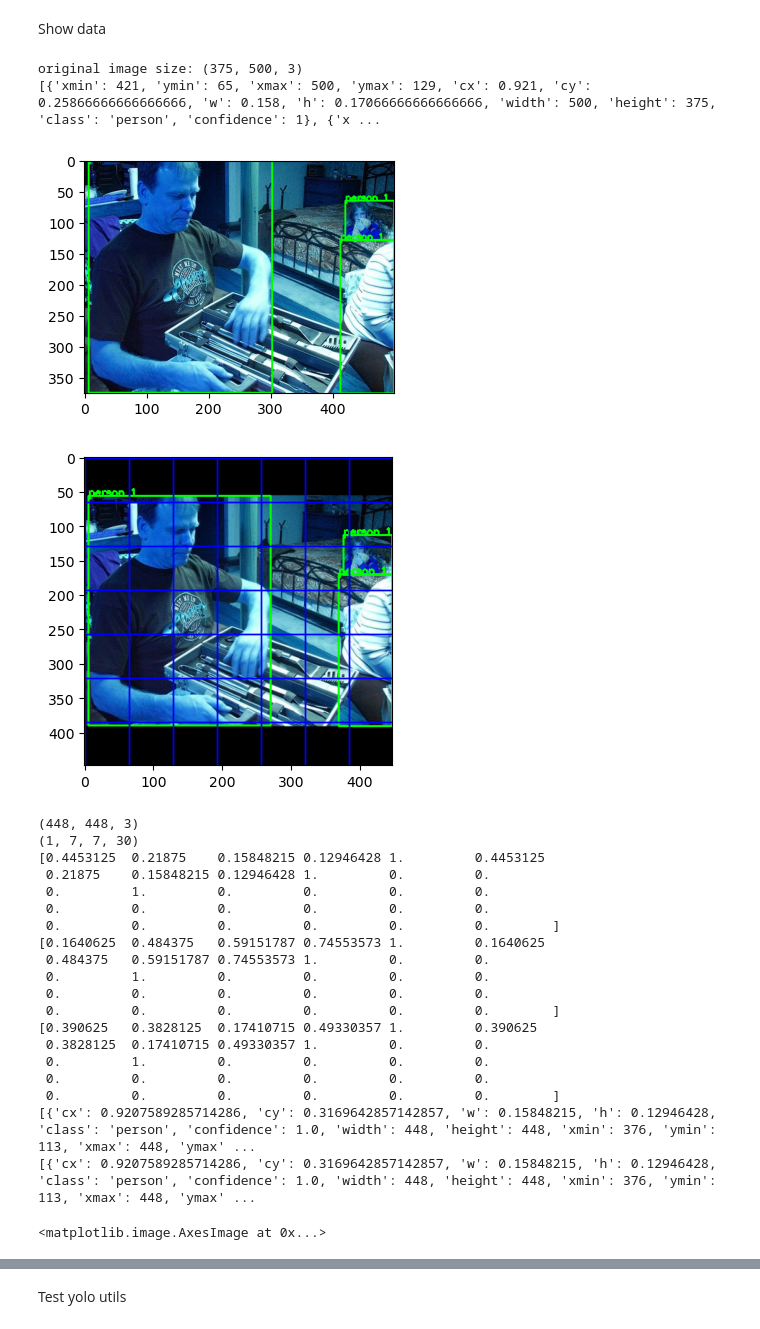
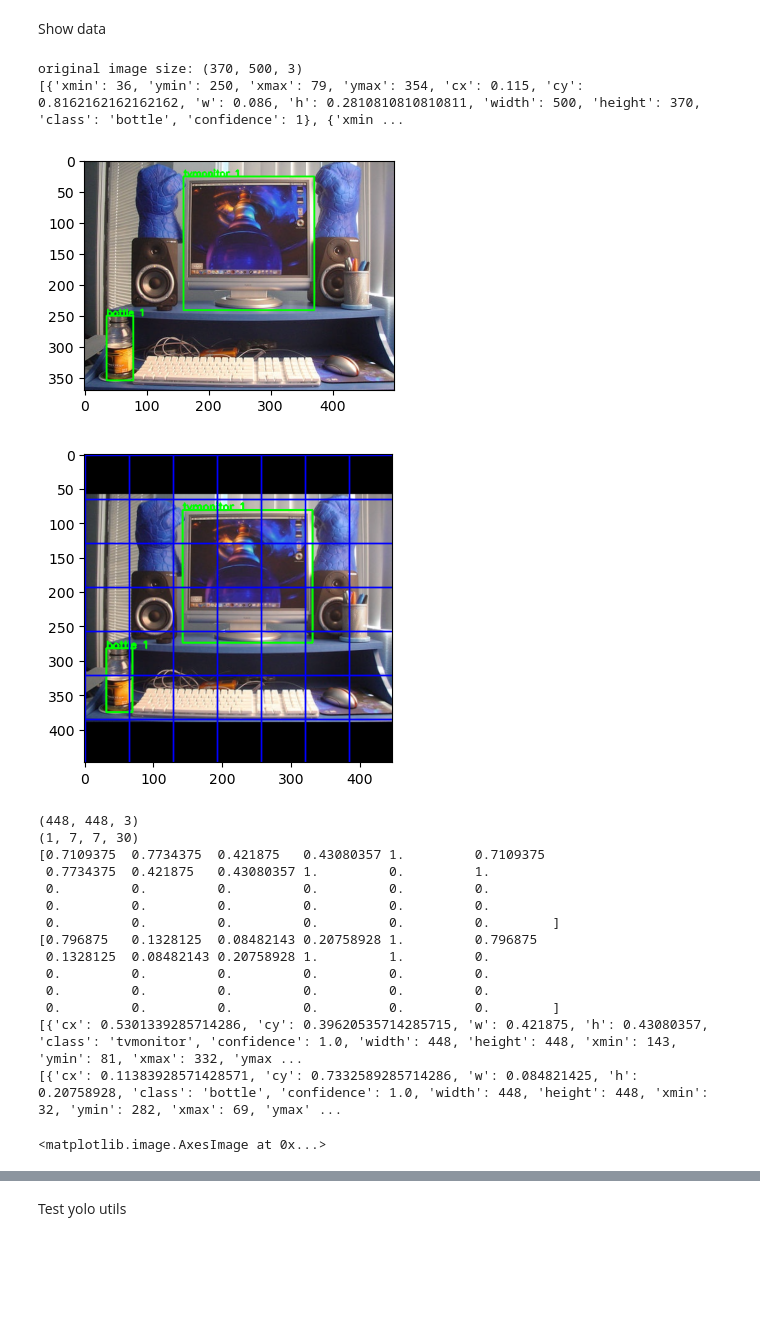
Before and after one commit to Agoti/yolov1-detection-project, a Jupyter notebook: unit_test.ipynb, the cells around one changed output, grey strips where cells are left out. Drawn from its saved outputs; the diff is of its cells as text; code cells hidden in the pictures; blank space fills up the shorter version.

```diff
--- a/unit_test.ipynb
+++ b/unit_test.ipynb
@@ -25,6 +25,6 @@ sys.argv.append("-Xfrozen_modules=off")
 Load data
 # %%
 dataloader = DataLoader()
-dataloader.load_data(max_file=2000, more_data=True)
+dataloader.load_data(max_file=100, more_data=False)
 # %% [output]
 Loading data...
@@ -40,7 +39,7 @@ np.random.seed(42)
 # randomly select an image
 # idx = np.random.randint(len(dataloader.train_images))
 # idx = max(0, min(idx, len(dataloader.train_images) - 1))
-idx = -1
+idx = 0
 image = dataloader.train_images[idx]
 original_image = image.copy()
 original_boxes = dataloader.train_labels[idx]["boxes"]
@@ -66,54 +65,49 @@ plt.imshow(plot_image)
 grid_size = INPUT_SIDE / N_GRID_SIDE
 for i in range(N_GRID_SIDE):
     for j in range(N_GRID_SIDE):
         rect = plt.Rectangle((i * grid_size, j * grid_size), grid_size, grid_size, fill=False, edgecolor="blue", linewidth=1)
         plt.gca().add_patch(rect)
 
 plt.show()
 
 # show the non-zero numbers of the label
 image, label = dataloader.pull_item(idx)
 label = label.reshape(1, N_GRID_SIDE, N_GRID_SIDE, 30)
 print(image.shape)
 print(label.shape)
 for i in range(N_GRID_SIDE):
     for j in range(N_GRID_SIDE):
         if label[0, i, j, 4] != 0:
             print(label[0, i, j, :])
 
 # label2boxes
 label = label.reshape(N_GRID_SIDE, N_GRID_SIDE, 30)
 pred_boxes = label2box(label)
 print(pred_boxes)
 pred_boxes = non_max_suppression(pred_boxes)
 print(pred_boxes)
 
 # plot the image
 image = plot_bbox_on_image(image, pred_boxes)
 plt.figure(figsize=(4, 4))
 plt.imshow(image)
 # %% [output]
-original image size: (375, 500, 3)
-[{'xmin': 421, 'ymin': 65, 'xmax': 500, 'ymax': 129, 'cx': 0.921, 'cy': 0.25866666666666666, 'w': 0.158, 'h': 0.17066666666666666, 'width': 500, 'height': 375, 'class': 'person', 'confidence': 1}, {'x ...
+original image size: (370, 500, 3)
+[{'xmin': 36, 'ymin': 250, 'xmax': 79, 'ymax': 354, 'cx': 0.115, 'cy': 0.8162162162162162, 'w': 0.086, 'h': 0.2810810810810811, 'width': 500, 'height': 370, 'class': 'bottle', 'confidence': 1}, {'xmin ...
-[figure, old version]
+[figure, new version]
-[figure, old version]
+[figure, new version]
 (448, 448, 3)
 (1, 7, 7, 30)
-[0.4453125  0.21875    0.15848215 0.12946428 1.         0.4453125
- 0.21875    0.15848215 0.12946428 1.         0.         0.
- 0.         1.         0.         0.         0.         0.
+[0.7109375  0.7734375  0.421875   0.43080357 1.         0.7109375
+ 0.7734375  0.421875   0.43080357 1.         0.         1.
+ 0.         0.         0.         0.         0.         0.
  0.         0.         0.         0.         0.         0.
  0.         0.         0.         0.         0.         0.        ]
-[0.1640625  0.484375   0.59151787 0.74553573 1.         0.1640625
- 0.484375   0.59151787 0.74553573 1.         0.         0.
- 0.         1.         0.         0.         0.         0.
+[0.796875   0.1328125  0.08482143 0.20758928 1.         0.796875
+ 0.1328125  0.08482143 0.20758928 1.         1.         0.
+ 0.         0.         0.         0.         0.         0.
  0.         0.         0.         0.         0.         0.
  0.         0.         0.         0.         0.         0.        ]
-[0.390625   0.3828125  0.17410715 0.49330357 1.         0.390625
- 0.3828125  0.17410715 0.49330357 1.         0.         0.
- 0.         1.         0.         0.         0.         0.
- 0.         0.         0.         0.         0.         0.
- 0.         0.         0.         0.         0.         0.        ]
-[{'cx': 0.9207589285714286, 'cy': 0.3169642857142857, 'w': 0.15848215, 'h': 0.12946428, 'class': 'person', 'confidence': 1.0, 'width': 448, 'height': 448, 'xmin': 376, 'ymin': 113, 'xmax': 448, 'ymax' ...
-[{'cx': 0.9207589285714286, 'cy': 0.3169642857142857, 'w': 0.15848215, 'h': 0.12946428, 'class': 'person', 'confidence': 1.0, 'width': 448, 'height': 448, 'xmin': 376, 'ymin': 113, 'xmax': 448, 'ymax' ...
+[{'cx': 0.5301339285714286, 'cy': 0.39620535714285715, 'w': 0.421875, 'h': 0.43080357, 'class': 'tvmonitor', 'confidence': 1.0, 'width': 448, 'height': 448, 'xmin': 143, 'ymin': 81, 'xmax': 332, 'ymax ...
+[{'cx': 0.11383928571428571, 'cy': 0.7332589285714286, 'w': 0.084821425, 'h': 0.20758928, 'class': 'bottle', 'confidence': 1.0, 'width': 448, 'height': 448, 'xmin': 32, 'ymin': 282, 'xmax': 69, 'ymax' ...
 <matplotlib.image.AxesImage at 0x...>
```
Also changed, not shown: parts of 3 cells of this notebook, 10 other files.
